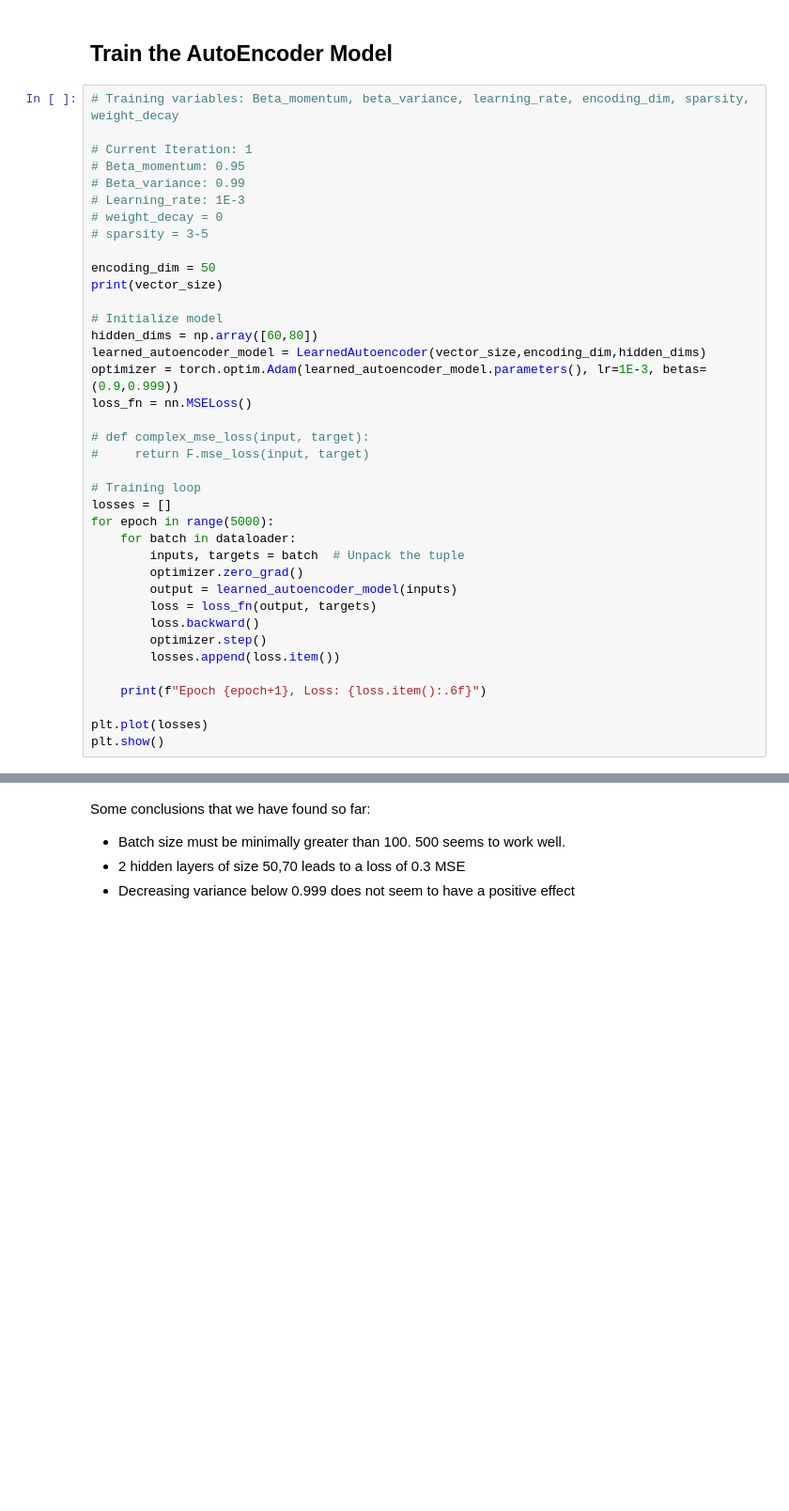
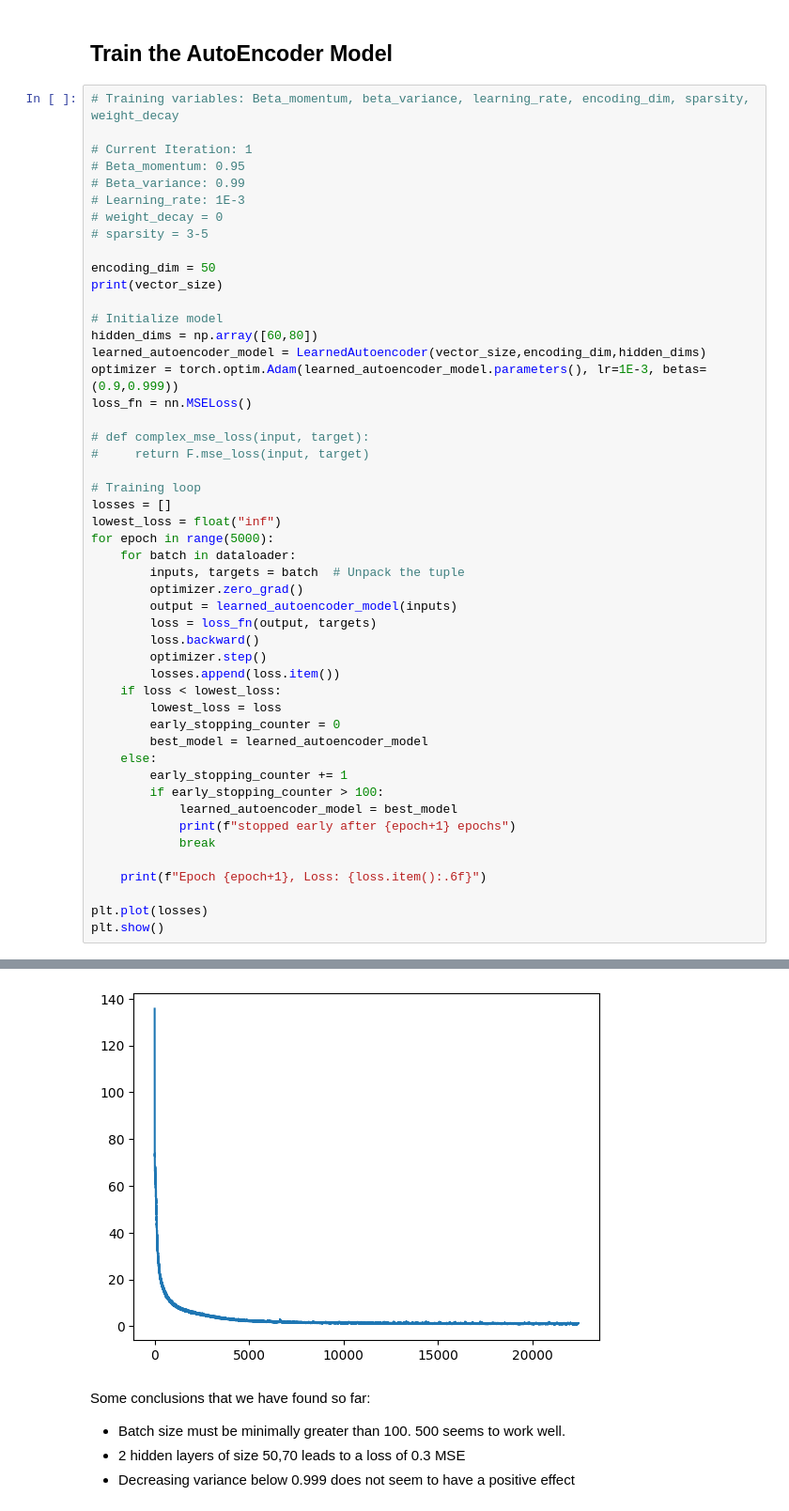
Before and after one commit to tomlijding/DL-based-CS-under-IQ-imbalance, a Jupyter notebook: main.ipynb, the cells around one changed output, grey strips where cells are left out. Shown at 94% size. Saved outputs shown, nothing was run; the diff lists cells and outputs as text; blank space fills up the shorter version.

```diff
--- a/main.ipynb
+++ b/main.ipynb
@@ -369,6 +417,7 @@ loss_fn = nn.MSELoss()
 
 # Training loop
 losses = []
+lowest_loss = float("inf")
 for epoch in range(5000):
     for batch in dataloader:
         inputs, targets = batch  # Unpack the tuple
@@ -378,6 +427,16 @@ for epoch in range(5000):
         loss.backward()
         optimizer.step()
         losses.append(loss.item())
+    if loss < lowest_loss:
+        lowest_loss = loss
+        early_stopping_counter = 0
+        best_model = learned_autoencoder_model
+    else:
+        early_stopping_counter += 1
+        if early_stopping_counter > 100:
+            learned_autoencoder_model = best_model
+            print(f"stopped early after {epoch+1} epochs")
+            break
 
     print(f"Epoch {epoch+1}, Loss: {loss.item():.6f}")
 
@@ -405,3 +463,4 @@ KeyboardInterrupt:
+[figure, added]
 # %% [markdown]
 Some conclusions that we have found so far:
 - Batch size must be minimally greater than 100. 500 seems to work well.
```
Also changed, not shown: parts of 10 cells of this notebook.
